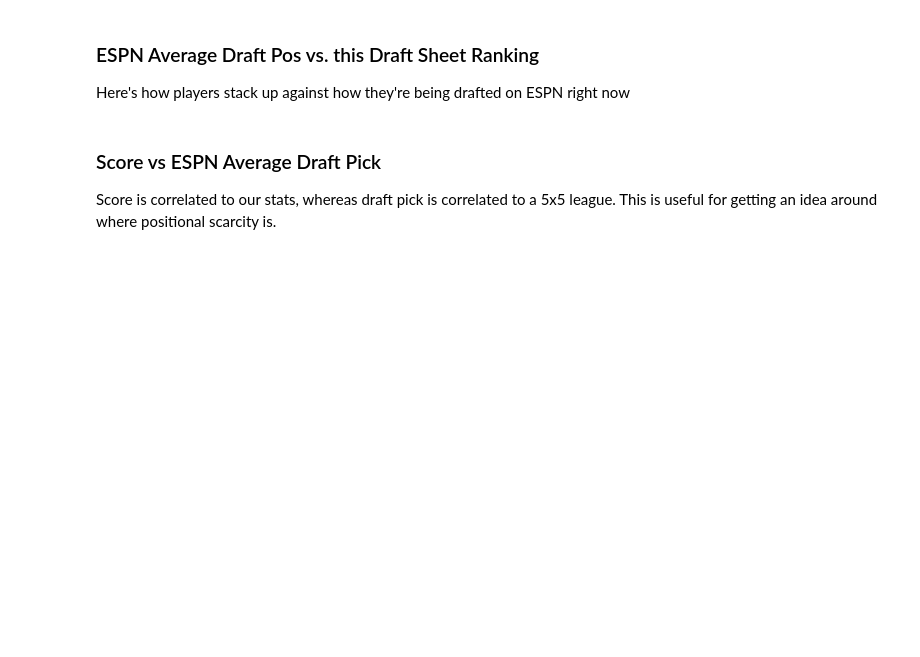
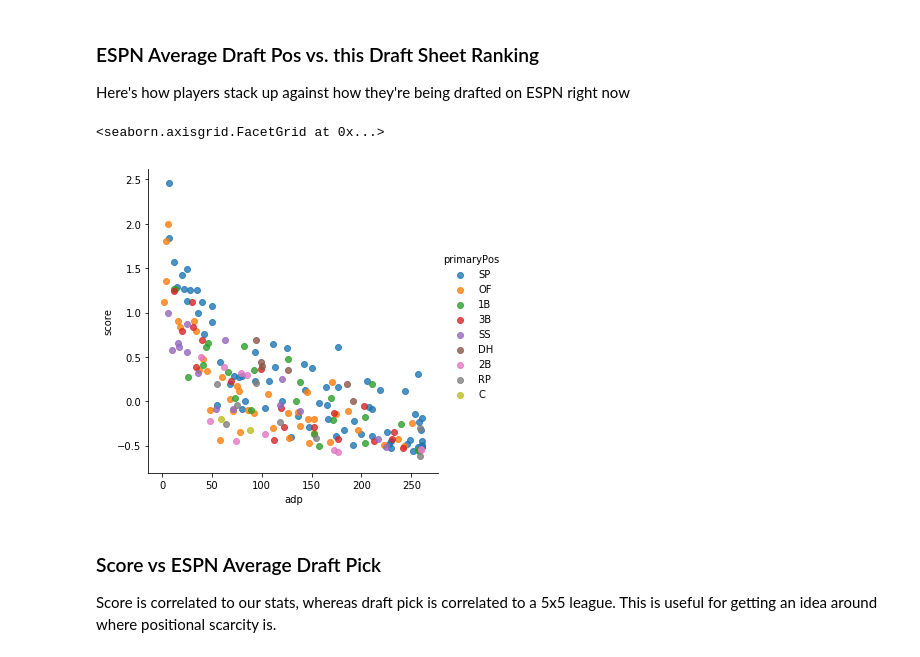
Before and after one commit to zmsy/notebooks, a Jupyter notebook: player_z_scores_preseason.ipynb, the cells around one changed output. Cells and saved outputs as stored; diff of their text form; code cells hidden in the pictures; blank space fills up the shorter version.

```diff
--- a/player_z_scores_preseason.ipynb
+++ b/player_z_scores_preseason.ipynb
@@ -417,9 +434,12 @@ Here are a number of helpful visualizations to sort out the information from the
 Here's how players stack up against how they're being drafted on ESPN right now
 # %%
 sb.lmplot(
-    x="espnAdp", y="score", hue="primaryPos", fit_reg=False,
+    x="adp", y="score", hue="primaryPos", fit_reg=False,
     data=dfd.sort_values(by='score', ascending=False).head(200)
 )
+# %% [output]
+<seaborn.axisgrid.FacetGrid at 0x...>
+[figure, added]
 # %% [markdown]
 ### Score vs ESPN Average Draft Pick
 
```
Also changed, not shown: parts of 8 cells of this notebook, 1 other file.
